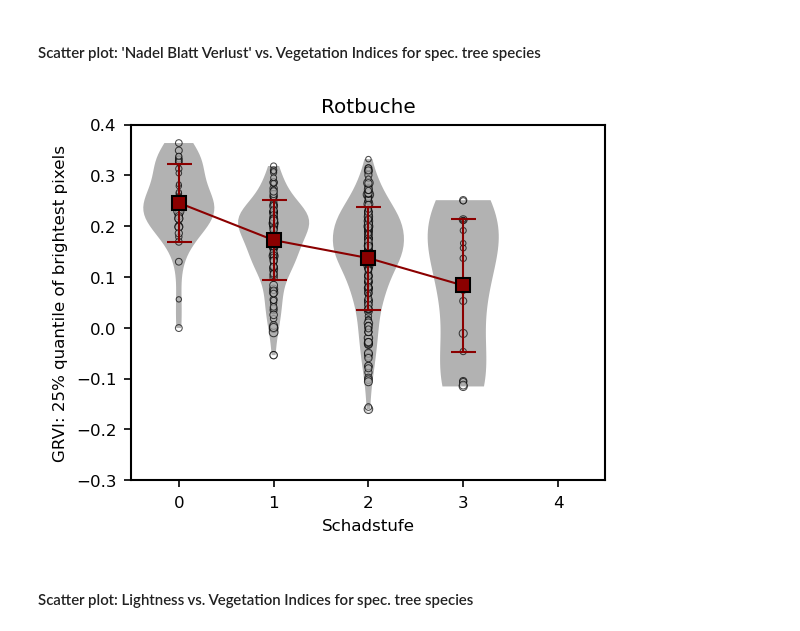
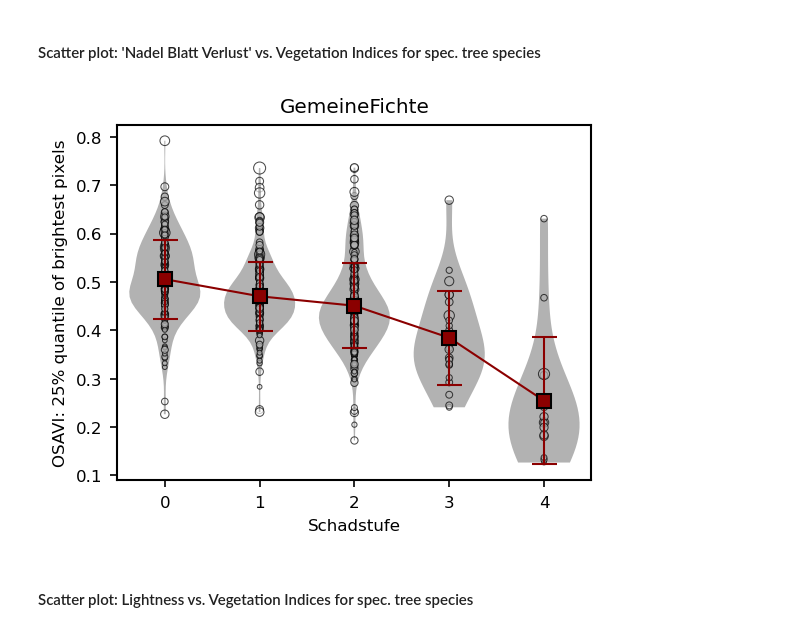
Before and after one commit to FlorianStehr/findatree, a Jupyter notebook: scripts/compare/features_terrestrial_vs_photometric.ipynb, the cells around one changed output. Saved outputs shown, nothing was run; the diff lists cells and outputs as text; code cells hidden in the pictures.

```diff
--- a/scripts/compare/features_terrestrial_vs_photometric.ipynb
+++ b/scripts/compare/features_terrestrial_vs_photometric.ipynb
@@ -147,9 +147,9 @@ mapper = descriptions.species_id_to_name()
 ############### Define a query string to filter all features
 # query_str = 'ba >= 0' # Select all tree species
 
-ba_ids = [134] # Select 'Gemeine Kiefer'
+# ba_ids = [134] # Select 'Gemeine Kiefer'
 ba_ids = [118] # Select 'Gemeine Fichte'
-ba_ids = [20] # Select 'Rotbuche'
+# ba_ids = [20] # Select 'Rotbuche'
 # ba_ids = [20, 48, 51, 10, 22, 7, 13, 5] # Select Laub
 # ba_ids = [100] # Select 'Weißtanne'
 
@@ -182,7 +182,7 @@ name_y = ('perc25_brightest_osavi', r'OSAVI: 25% quantile of brightest pixels')
 # xlim = [-5, 105] # For nbv
 xlim = [-.5, 4.5] # For sst
 ylim = [0.1, 0.95] # For NDVI and NDVIRE
-ylim = [-0.3, 0.4] # For GRVI
+# ylim = [-0.3, 0.4] # For GRVI
 
 title_str = ''
 for id in ba_ids: title_str += mapper[id].replace(' ', '') + '-'
@@ -224,35 +224,35 @@ poly_coll = ax.violinplot(
     showextrema=False,
     widths=0.75,
 )['bodies']
 
 for coll in poly_coll:
     coll.set_facecolor('k')
     coll.set_edgecolor('none')
     coll.set_alpha(0.3)
     # coll.set_linewidth(1)
 
 _ = ax.errorbar(
     x_unique,
     y_unique,
     y_unique_err,
     fmt='-s',
     ms=7,
     color='darkred',
     mec='k',
     mfc='darkred',
     capsize=6,
     )
 
 
 ax.set_title(title_str)
 _ = ax.set_xlabel(name_x[1])
 _ = ax.set_ylabel(name_y[1])
 _ = ax.set_xlim(xlim)
-_ = ax.set_ylim(ylim)
+# _ = ax.set_ylim(ylim)
 
 # plt.savefig(os.path.join(save_dir, save_name), transparent=True)
 # %% [output]
-[figure, old version]
+[figure, new version]
 # %% [markdown]
 #### Scatter plot: Lightness vs. Vegetation Indices for spec. tree species
 # %%
```
Also changed, not shown: 1 other file.
